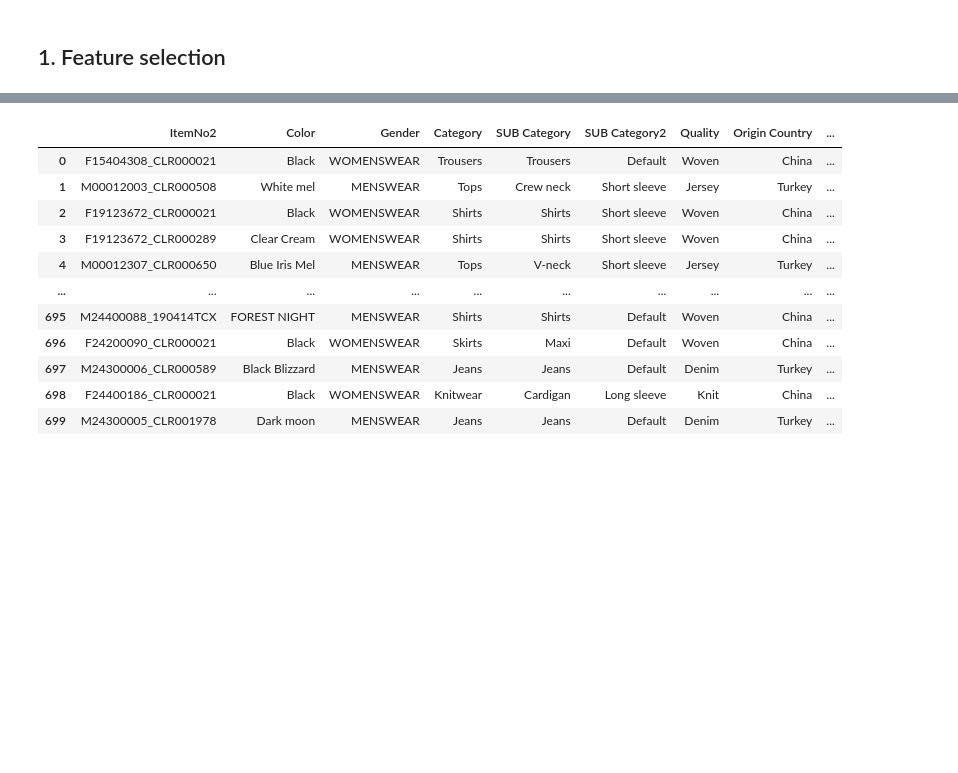
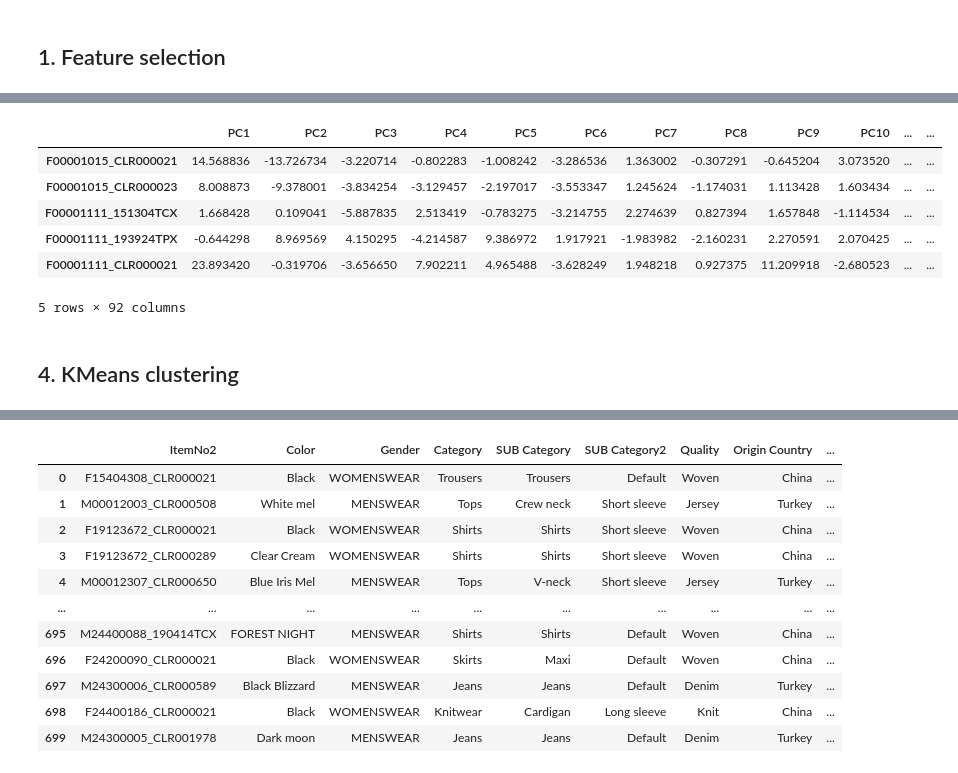
Before and after one commit to noeasyday7/bright_river, a Jupyter notebook: Main_Notebook.ipynb, the cells around one changed output, grey strips where cells are left out. Saved outputs shown, nothing was run; the diff lists cells and outputs as text; code cells hidden in the pictures; blank space fills up the shorter version.

Commit message:
First feature extract and clustering test

```diff
--- a/Main_Notebook.ipynb
+++ b/Main_Notebook.ipynb
@@ -395,0 +599,24 @@ Observations: <br>
+# %%
+# Creating a PCA object with optimal_k components
+pca = PCA(n_components=optimal_k)
+
+# Fitting and transforming the original data to the new PCA dataframe
+features_pca = pca.fit_transform(features_scaled)
+
+# Creating a new dataframce from the PCA dataframe, with columns labelec PC1, PC2, etc
+features_pca = pd.DataFrame(features_pca, columns=['PC'+str(i+1) for i in range(0, pca.n_components_)])
+
+# Adding the CustomerNumber index back to the new PCA dataframe
+features_pca.index = features_scaled.index
+# %%
+features_pca.head()
+# %% [output]
+|  | PC1 | PC2 | PC3 | PC4 | PC5 | PC6 | PC7 | PC8 | PC9 | PC10 | ... | ... |
+| F00001015_CLR000021 | 14.568836 | -13.726734 | -3.220714 | -0.802283 | -1.008242 | -3.286536 | 1.363002 | -0.307291 | -0.645204 | 3.073520 | ... | ... |
+| F00001015_CLR000023 | 8.008873 | -9.378001 | -3.834254 | -3.129457 | -2.197017 | -3.553347 | 1.245624 | -1.174031 | 1.113428 | 1.603434 | ... | ... |
+| F00001111_151304TCX | 1.668428 | 0.109041 | -5.887835 | 2.513419 | -0.783275 | -3.214755 | 2.274639 | 0.827394 | 1.657848 | -1.114534 | ... | ... |
+| F00001111_193924TPX | -0.644298 | 8.969569 | 4.150295 | -4.214587 | 9.386972 | 1.917921 | -1.983982 | -2.160231 | 2.270591 | 2.070425 | ... | ... |
+| F00001111_CLR000021 | 23.893420 | -0.319706 | -3.656650 | 7.902211 | 4.965488 | -3.628249 | 1.948218 | 0.927375 | 11.209918 | -2.680523 | ... | ... |
+5 rows × 92 columns
+# %% [markdown]
+## 4. KMeans clustering
```
Also changed, not shown: parts of 34 cells of this notebook.
